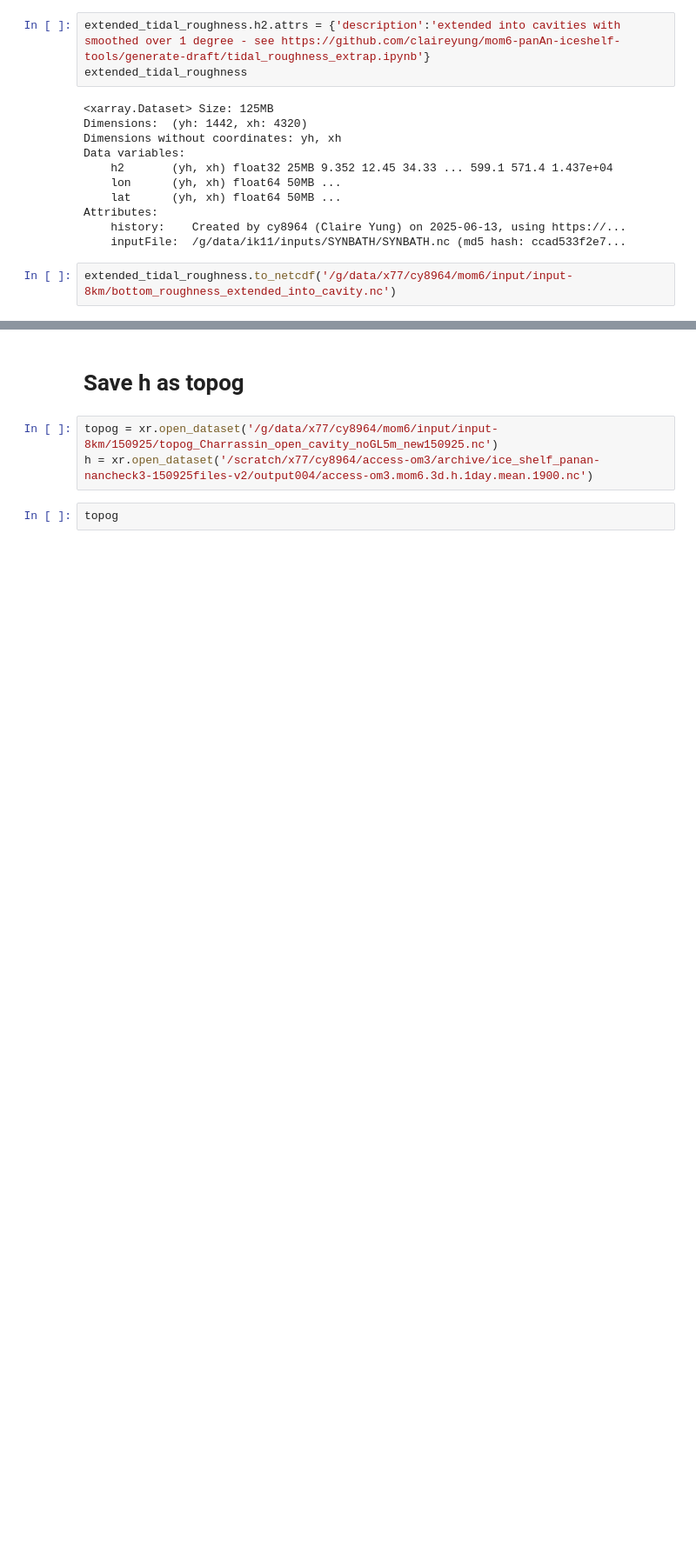
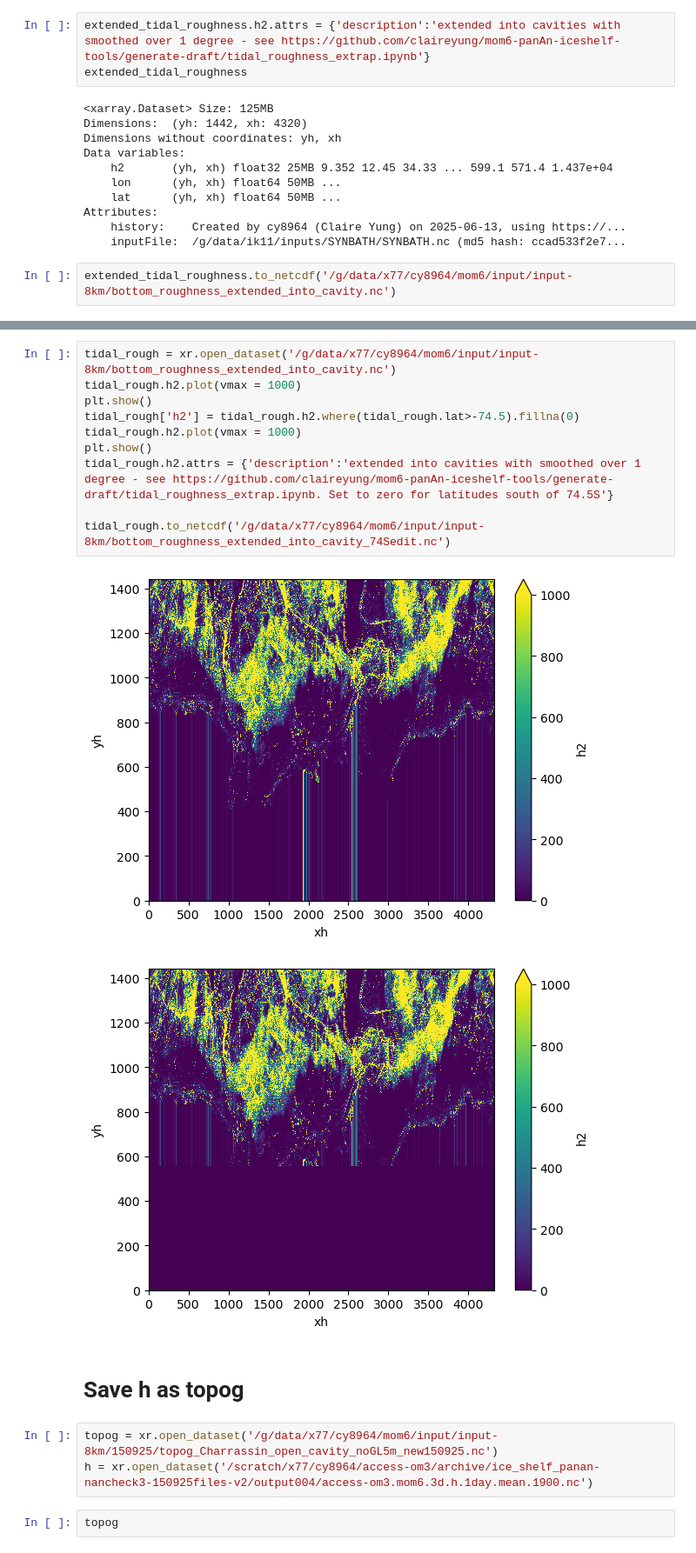
Before and after one commit to claireyung/mom6-panAn-iceshelf-tools, a Jupyter notebook: generate-draft/tidal_roughness_extrap.ipynb, the cells around one changed output, grey strips where cells are left out. Shown at 87% size. Cells and saved outputs as stored; diff of their text form; blank space fills up the shorter version.

Commit message:
Add cut off of tidal roughness

```diff
--- a/generate-draft/tidal_roughness_extrap.ipynb
+++ b/generate-draft/tidal_roughness_extrap.ipynb
@@ -83,3 +85,16 @@ extended_tidal_roughness.to_netcdf('/g/data/x77/cy8964/mom6/input/input-8km/bott
+# %%
+tidal_rough = xr.open_dataset('/g/data/x77/cy8964/mom6/input/input-8km/bottom_roughness_extended_into_cavity.nc')
+tidal_rough.h2.plot(vmax = 1000)
+plt.show()
+tidal_rough['h2'] = tidal_rough.h2.where(tidal_rough.lat>-74.5).fillna(0)
+tidal_rough.h2.plot(vmax = 1000)
+plt.show()
+tidal_rough.h2.attrs = {'description':'extended into cavities with smoothed over 1 degree - see https://github.com/claireyung/mom6-panAn-iceshelf-tools/generate-draft/tidal_roughness_extrap.ipynb. Set to zero for latitudes south of 74.5S'}
+
+tidal_rough.to_netcdf('/g/data/x77/cy8964/mom6/input/input-8km/bottom_roughness_extended_into_cavity_74Sedit.nc')
+# %% [output]
+[figure, added]
+[figure, added]
 # %% [markdown]
 # Save h as topog
 # %%
```
Also changed, not shown: parts of 2 cells of this notebook.
